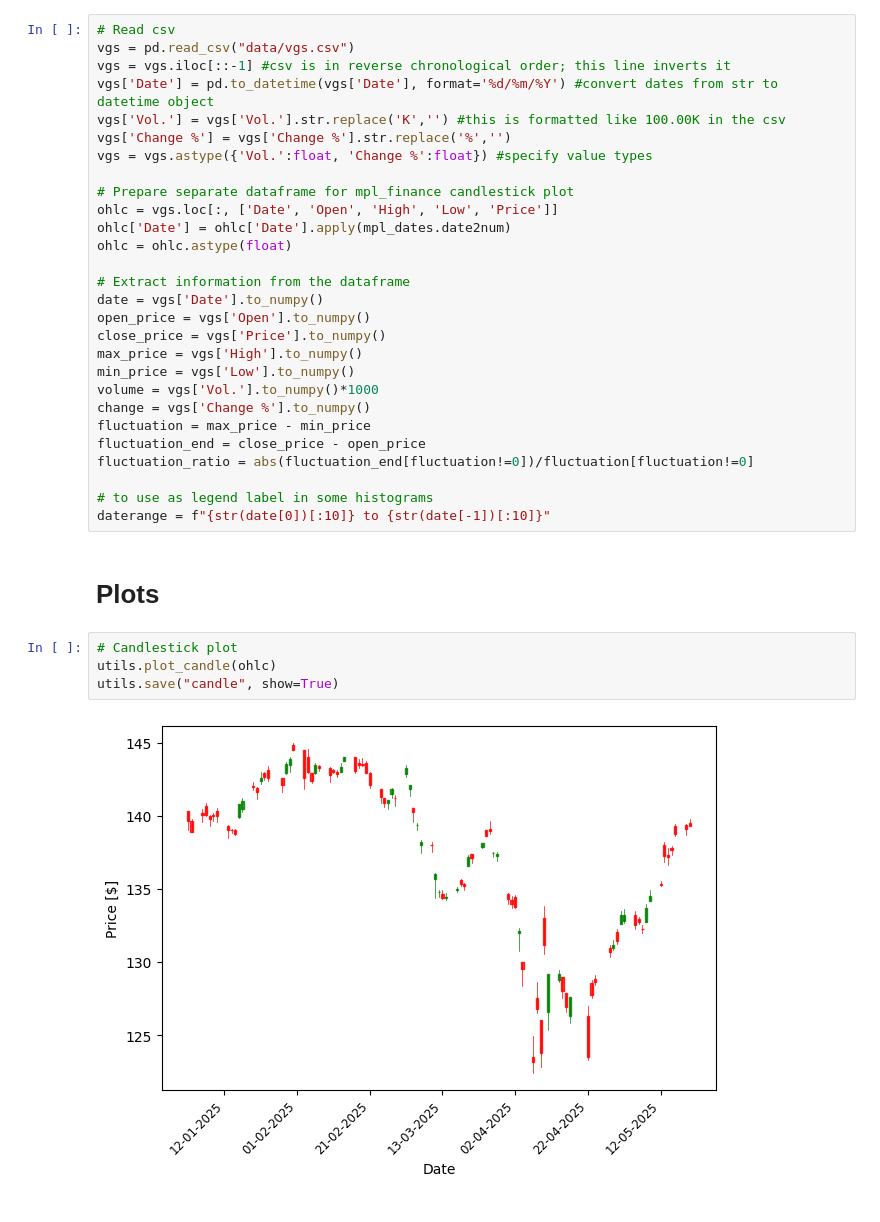
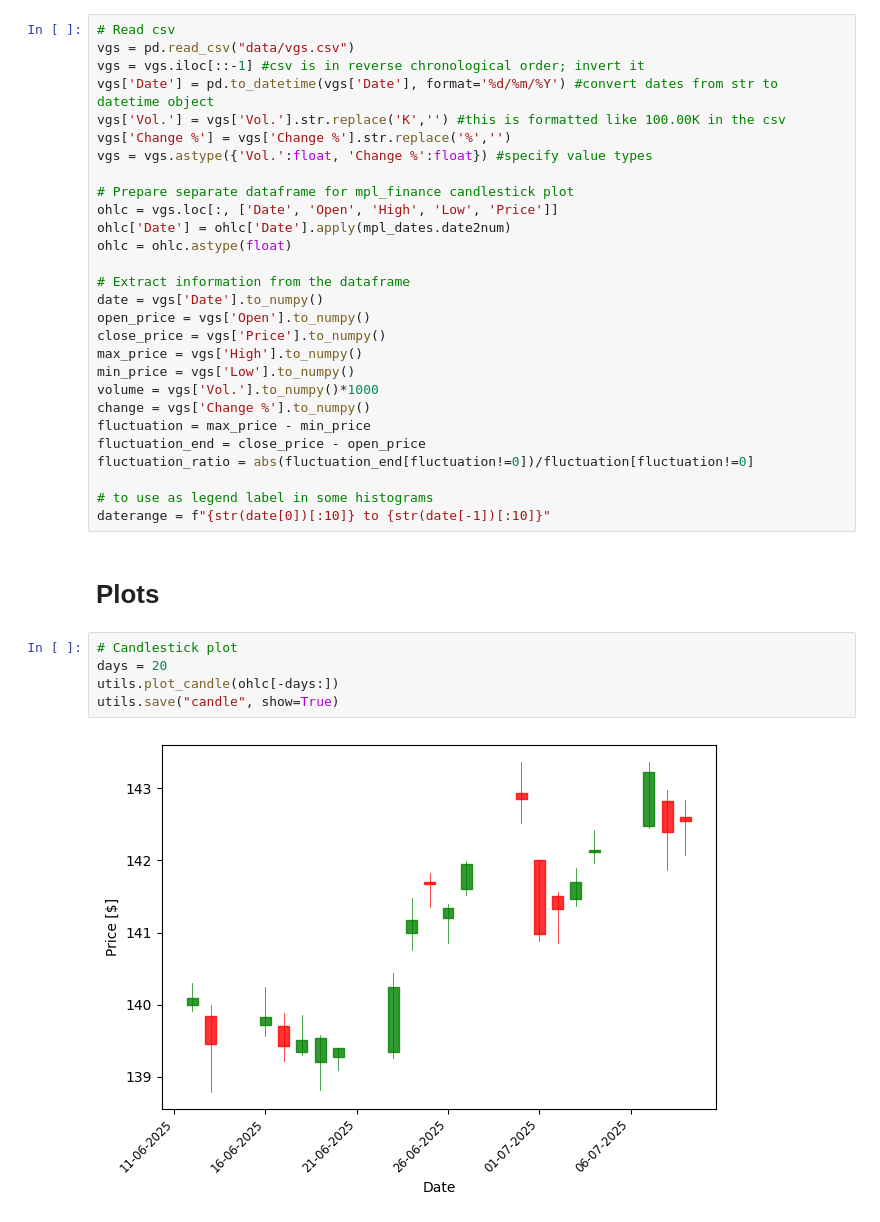
Before and after one commit to edting/historical-price-analysis, a Jupyter notebook: analysis.ipynb, the cells around one changed output. Cells and saved outputs as stored; diff of their text form.

```diff
--- a/analysis.ipynb
+++ b/analysis.ipynb
@@ -21,7 +7,7 @@ from python import utils
 # %%
 # Read csv
 vgs = pd.read_csv("data/vgs.csv")
-vgs = vgs.iloc[::-1] #csv is in reverse chronological order; this line inverts it
+vgs = vgs.iloc[::-1] #csv is in reverse chronological order; invert it
 vgs['Date'] = pd.to_datetime(vgs['Date'], format='%d/%m/%Y') #convert dates from str to datetime object
 vgs['Vol.'] = vgs['Vol.'].str.replace('K','') #this is formatted like 100.00K in the csv
 vgs['Change %'] = vgs['Change %'].str.replace('%','')
@@ -50,10 +36,11 @@ daterange = f"{str(date[0])[:10]} to {str(date[-1])[:10]}"
 # Plots
 # %%
 # Candlestick plot
-utils.plot_candle(ohlc)
+days = 20
+utils.plot_candle(ohlc[-days:])
 utils.save("candle", show=True)
 # %% [output]
-[figure, old version]
+[figure, new version]
 # %%
 # Closing price (time series)
 utils.plot_line(date, close_price, xlabel="Date", ylabel="Close price [$]")
```
Also changed, not shown: parts of 12 cells of this notebook, 3 other files.
